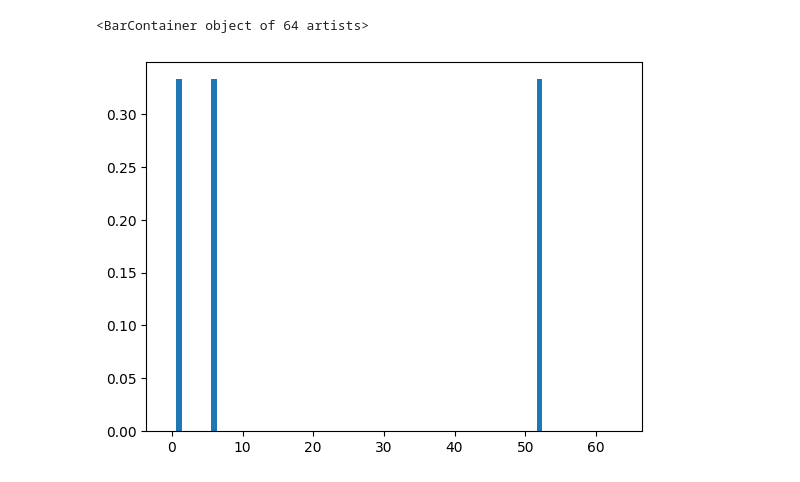
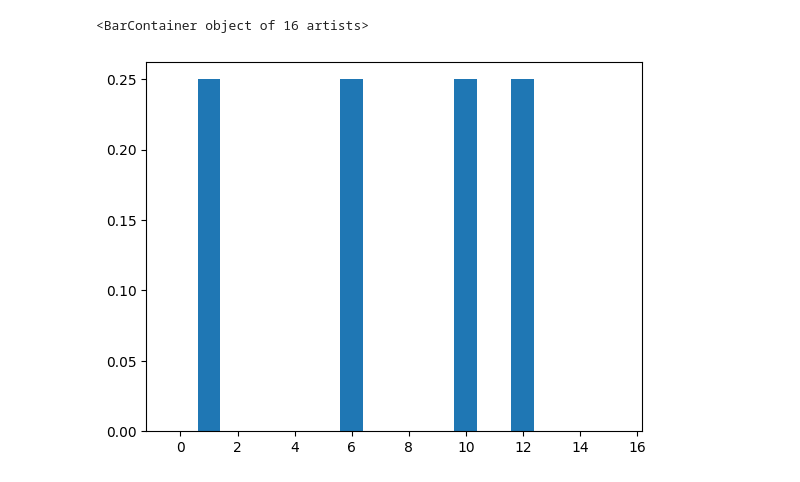
Before and after one commit to arcticronin/quantum_knapsack_pennylane, a Jupyter notebook: main.ipynb, the cells around one changed output. Cells and saved outputs as stored; diff of their text form; code cells hidden in the pictures.

Commit message:
loop computing the probability sinusoidal of grover's alg

```diff
--- a/main.ipynb
+++ b/main.ipynb
@@ -17,10 +17,12 @@ def oracle(numbers, goal, wires, aux_wires):
         qml.adjoint(qml.QFT)(wires=aux_wires)
 
     compute_sum_in_fourier_basis()
-    qml.FlipSign(goal, aux_wires)
+
+    qml.FlipSign(goal, aux_wires) ## check
+
     qml.adjoint(compute_sum_in_fourier_basis)()
 
-def grover_circuit(numbers, goal):
+def grover_circuit(numbers, goal, rep):
     num_wires = len(numbers)
     aux_wires = [num_wires + i for i in range(num_wires)]
     dev = qml.device("default.qubit", wires=num_wires + num_wires)
@@ -31,7 +33,7 @@ def grover_circuit(numbers, goal):
         for wire in range(num_wires):
             qml.Hadamard(wires=wire)
 
-        for _ in range(3):
+        for _ in range(rep):
             # Step 2: Apply the oracle
             oracle(numbers, goal, range(num_wires), aux_wires)
 
@@ -44,11 +46,13 @@ def grover_circuit(numbers, goal):
 # %%
 numbers = [4, 8, 6, 3, 12, 15]
 numbers = [4, 8, 6, 3, 12, 15]
-goal = 18
+numbers = [1, 1, 1, 2]
+goal = 35
 goal = 15
-result = grover_circuit(numbers, goal)
+goal = 2
+result = grover_circuit(numbers, goal, rep=1)
 
 plt.bar( range(len(result)),  result)
 # %% [output]
-<BarContainer object of 64 artists>
+<BarContainer object of 16 artists>
-[figure, old version]
+[figure, new version]
```
Also changed, not shown: parts of 6 cells of this notebook, 1 other file.
